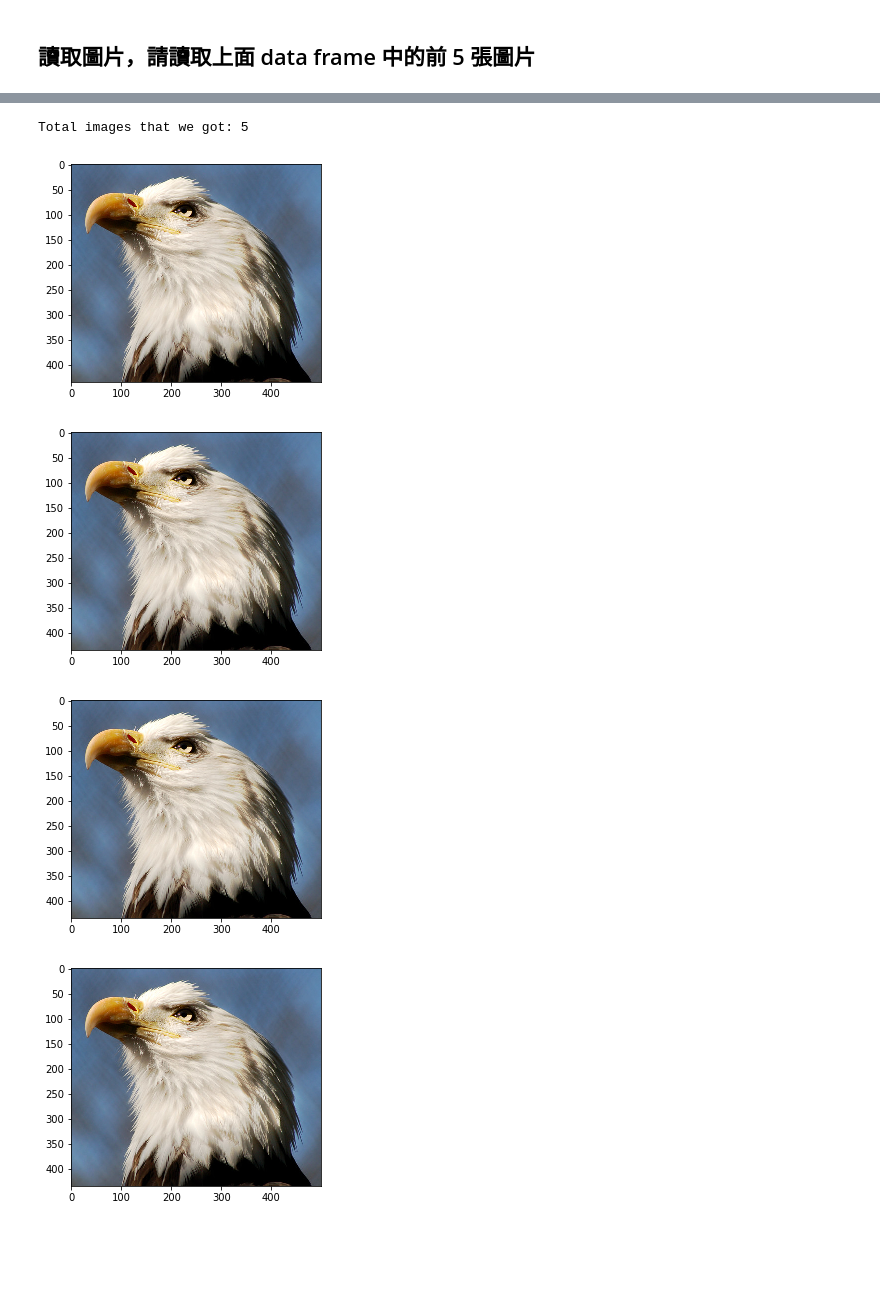
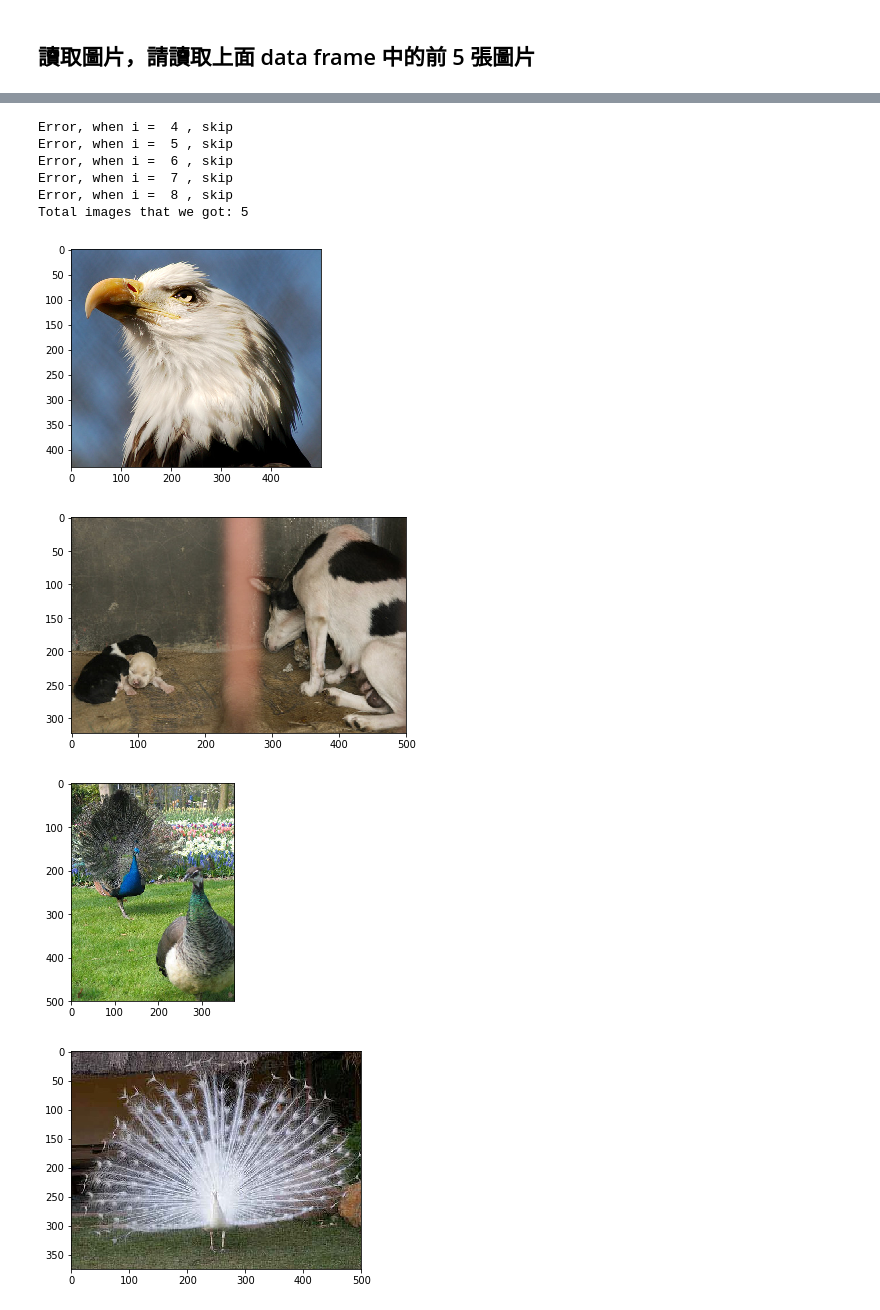
Before and after one commit to ncs50233/3rd-ML100Days, a Jupyter notebook: homework/Day_005-2_HW.ipynb, the cells around one changed output, grey strips where cells are left out. Cells and saved outputs as stored; diff of their text form; code cells hidden in the pictures; blank space fills up the shorter version.

```diff
--- a/homework/Day_005-2_HW.ipynb
+++ b/homework/Day_005-2_HW.ipynb
@@ -98,22 +98,35 @@ def img2arr_fromURLs(url_list, resize = False):
         - list of array
     """
     img_list = []
+    count = 0
     for i in range(len(url_list)):
-        url = url_list[i]
-        response = requests.get(first_link)
-        img = Image.open(BytesIO(response.content))
-        img_list.append(img)
+        try:
+            url = url_list[i]
+            response = requests.get(url)
+            img = Image.open(BytesIO(response.content))
+            img_list.append(img)
+            count += 1
+        except:
+            print("Error, when i = ", i, ", skip")
+        if count == 5:
+            break
+
     return img_list
 # %%
-result = img2arr_fromURLs(df[0:5]['Url'].values)
+result = img2arr_fromURLs(df['Url'].values)
 print("Total images that we got: %i " % len(result)) # 如果不等於 5, 代表有些連結失效囉
 result
 for im_get in result:
     plt.imshow(im_get)
     plt.show()
 # %% [output]
+Error, when i =  4 , skip
+Error, when i =  5 , skip
+Error, when i =  6 , skip
+Error, when i =  7 , skip
+Error, when i =  8 , skip
 Total images that we got: 5
 [figure]
-[figure, old version]
+[figure, new version]
-[figure, old version]
+[figure, new version]
-[figure, old version]
+[figure, new version]
```
Also changed, not shown: parts of 2 cells of this notebook.
